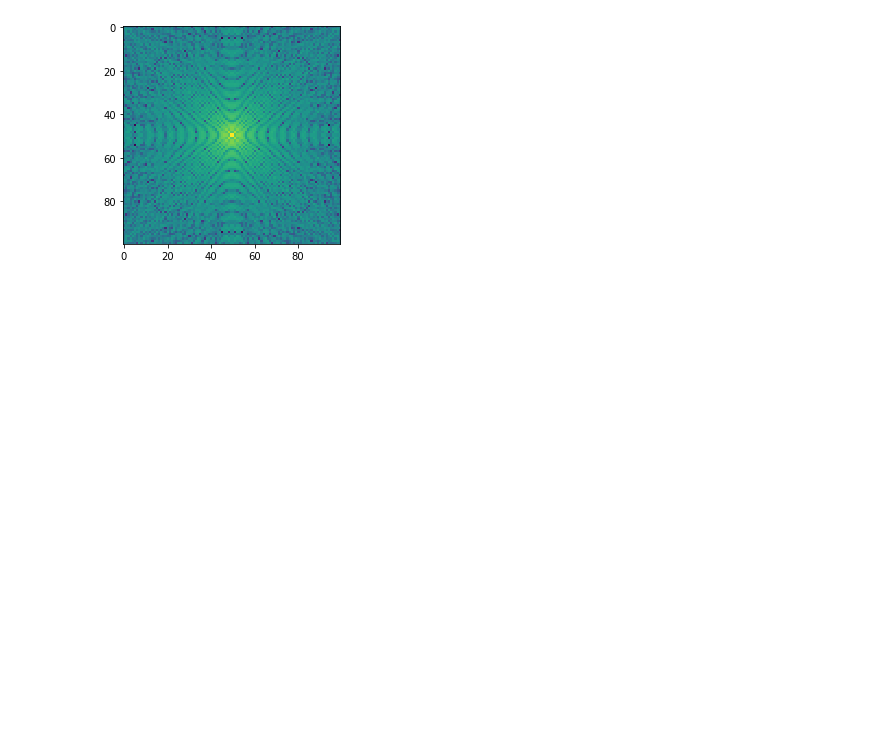
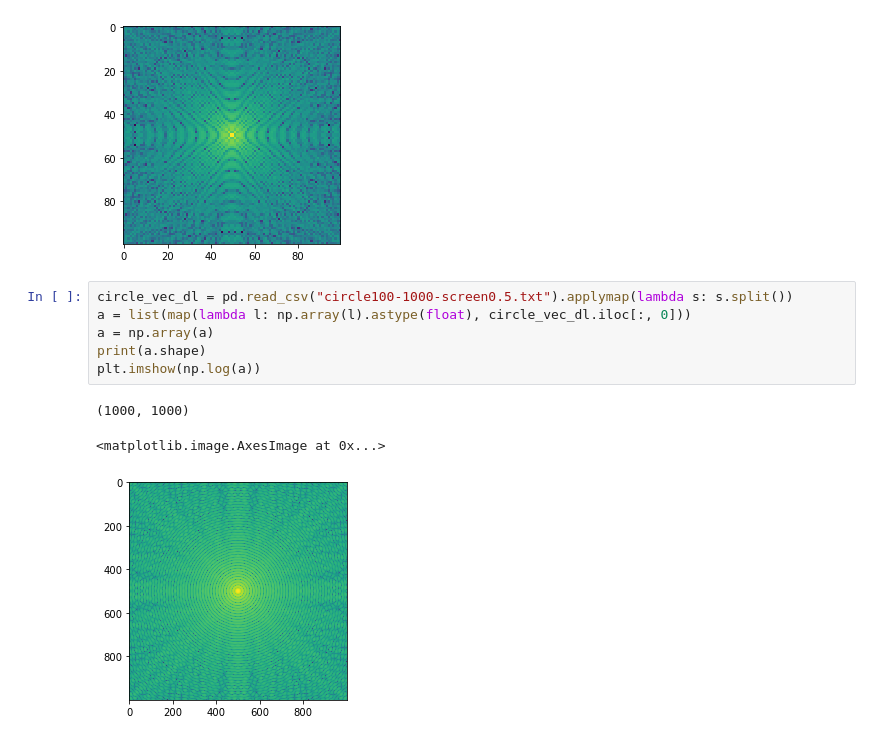
Before and after one commit to tictaqqn/laser-optical-simulation, a Jupyter notebook: src/visualize.ipynb, the cells around one changed output. Drawn from its saved outputs; the diff is of its cells as text; blank space fills up the shorter version.

```diff
--- a/src/visualize.ipynb
+++ b/src/visualize.ipynb
@@ -76,3 +76,13 @@ plt.imshow(np.log(a))
 (100, 100)
 <matplotlib.image.AxesImage at 0x...>
 [figure]
+# %%
+circle_vec_dl = pd.read_csv("circle100-1000-screen0.5.txt").applymap(lambda s: s.split())
+a = list(map(lambda l: np.array(l).astype(float), circle_vec_dl.iloc[:, 0]))
+a = np.array(a)
+print(a.shape)
+plt.imshow(np.log(a))
+# %% [output]
+(1000, 1000)
+<matplotlib.image.AxesImage at 0x...>
+[figure, added]
```
Also changed, not shown: 4 other files.
